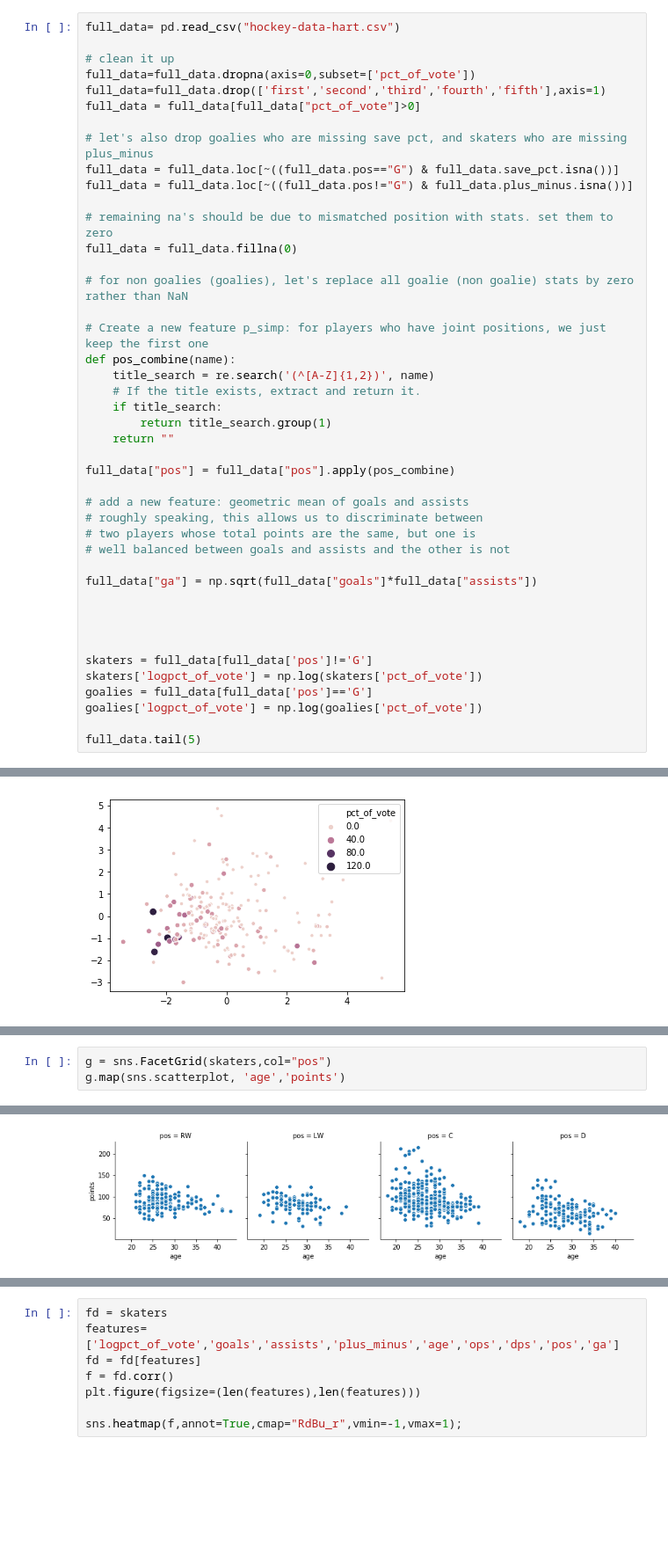
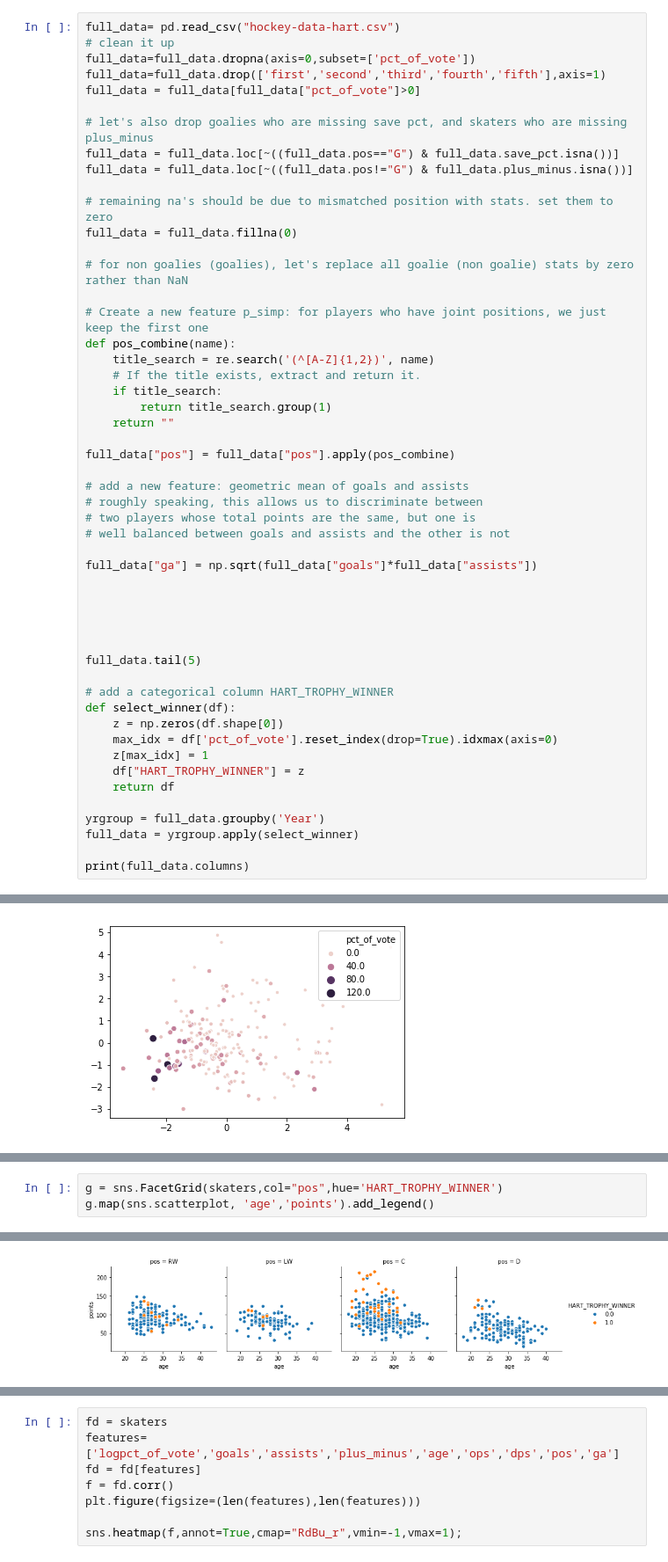
Before and after one commit to dbz10/NHL-Player-Awards, a Jupyter notebook: NHL MVP prediction.ipynb, the cells around one changed output, grey strips where cells are left out. Shown at 88% size. Drawn from its saved outputs; the diff is of its cells as text; blank space fills up the shorter version.

Commit message:
more data viz and pretty plots

```diff
--- a/NHL MVP prediction.ipynb
+++ b/NHL MVP prediction.ipynb
@@ -53,7 +53,6 @@ os.environ['KMP_DUPLICATE_LIB_OK']='True'
 %run webscrape.py
 # %%
 full_data= pd.read_csv("hockey-data-hart.csv")
-
 # clean it up
 full_data=full_data.dropna(axis=0,subset=['pct_of_vote'])
 full_data=full_data.drop(['first','second','third','fourth','fifth'],axis=1)
@@ -88,10 +87,19 @@ full_data["ga"] = np.sqrt(full_data["goals"]*full_data["assists"])
 
 
 
-skaters = full_data[full_data['pos']!='G']
-skaters['logpct_of_vote'] = np.log(skaters['pct_of_vote'])
-goalies = full_data[full_data['pos']=='G']
-goalies['logpct_of_vote'] = np.log(goalies['pct_of_vote'])
 
 full_data.tail(5)
+
+# add a categorical column HART_TROPHY_WINNER
+def select_winner(df):
+    z = np.zeros(df.shape[0])
+    max_idx = df['pct_of_vote'].reset_index(drop=True).idxmax(axis=0)
+    z[max_idx] = 1
+    df["HART_TROPHY_WINNER"] = z
+    return df
+
+yrgroup = full_data.groupby('Year')
+full_data = yrgroup.apply(select_winner)
+
+print(full_data.columns)
 # %% [output]
@@ -175,6 +206,6 @@ sns.scatterplot(x = x_reduced[:,0],y = x_reduced[:,1],hue = hue,size=hue)
 # %%
-g = sns.FacetGrid(skaters,col="pos")
-g.map(sns.scatterplot, 'age','points')
+g = sns.FacetGrid(skaters,col="pos",hue='HART_TROPHY_WINNER')
+g.map(sns.scatterplot, 'age','points').add_legend()
 # %% [output]
 <seaborn.axisgrid.FacetGrid at 0x...>
-[figure, old version]
+[figure, new version]
```
Also changed, not shown: parts of 40 cells of this notebook.
